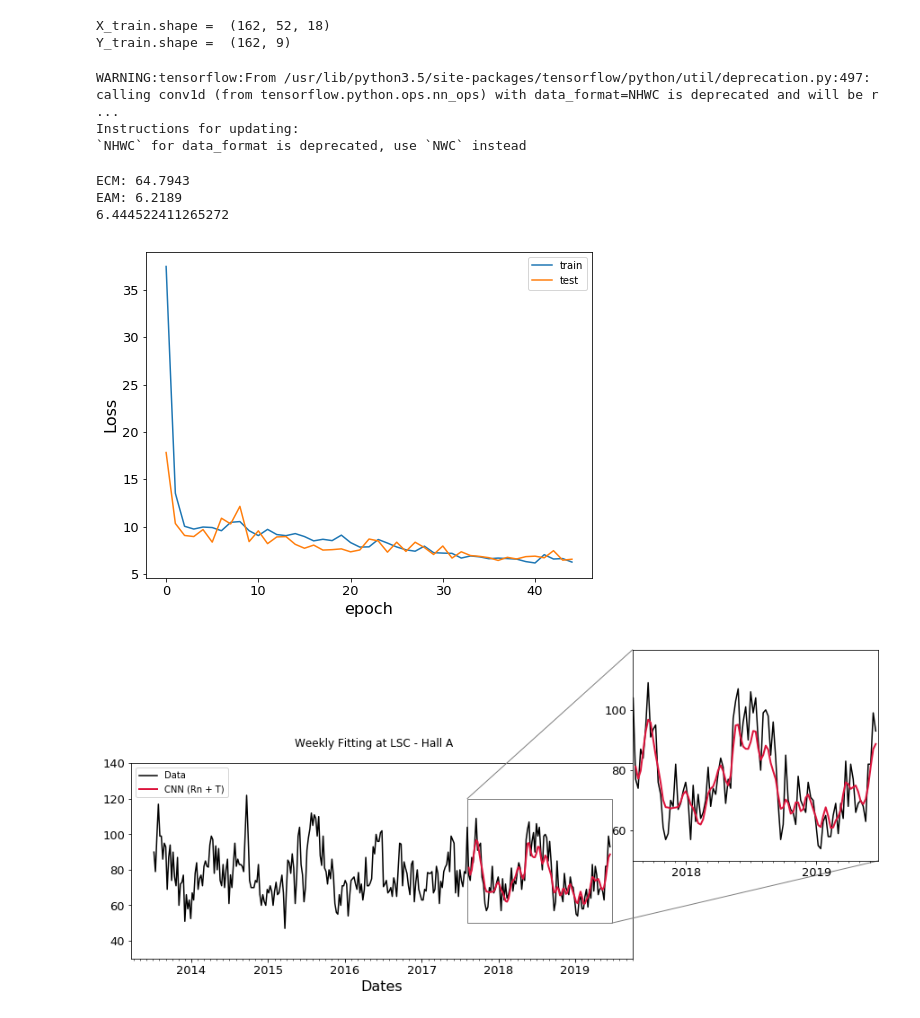
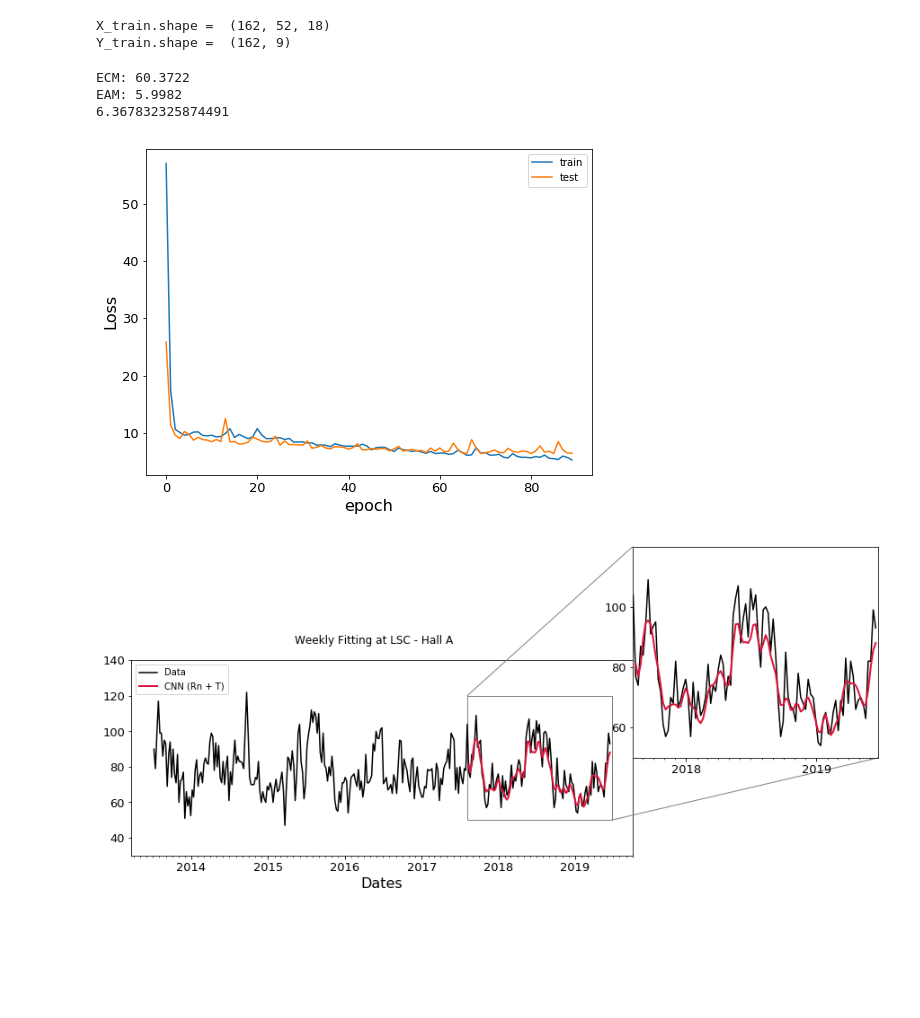
Before and after one commit to TsspGit/Rn_Time_Series, a Jupyter notebook: AEMET/Codes_Daily/New_NN_Try.ipynb, the cells around one changed output. Drawn from its saved outputs; the diff is of its cells as text; code cells hidden in the pictures; blank space fills up the shorter version.

```diff
--- a/AEMET/Codes_Daily/New_NN_Try.ipynb
+++ b/AEMET/Codes_Daily/New_NN_Try.ipynb
@@ -119,63 +117,46 @@ print("X_train.shape = ", X_train.shape, "\nY_train.shape = ", Y_train.shape)
 X_train.shape =  (162, 52, 18)
 Y_train.shape =  (162, 9)
 # %%
-def NN(neurons, nep, X_train, Y_train, X_test, Y_test, sample_size, v=0, btch_size=10, save=False):
+def NN_v2(neurons, nep, X_train, Y_train, X_test, Y_test, sample_size, v=0, btch_size=10, save=False):
     model = Sequential()
-    model.add(Conv1D(filters=neurons[0], kernel_size=3, activation='relu', input_shape=X_train.shape[1:]))
-    model.add(Conv1D(filters=neurons[1], kernel_size=3, activation='relu'))
+    model.add(Conv1D(filters=int(neurons[0]), kernel_size=3, activation='relu', input_shape=X_train.shape[1:]))
+    model.add(Conv1D(filters=int(neurons[1]), kernel_size=3, activation='relu'))
     model.add(Flatten())
-    model.add(Dropout(0.4))
-    model.add(Dense(int(neurons[0]/2), activation='linear'))
-    model.add(Dense(int(neurons[1]/2), activation='linear'))
+    model.add(Dropout(0.2))
+    model.add(Dense(int(neurons[0]/2), activation='relu'))
+    model.add(Dense(int(neurons[1]/2), activation='relu'))
     model.add(Dense(Y_train.shape[1], activation='linear'))
     model.compile(loss="mae", optimizer="adam", metrics=["acc"])
     history = model.fit(X_train, Y_train, epochs=nep, batch_size=btch_size, verbose=v, validation_data=(X_test, Y_test))
     pred = model.predict(X_test)
     acc_train = np.average(history.history["acc"])
     acc_test = np.average(history.history["val_acc"])
-    #print("Train Accuracy: ", acc_train, "\nTest Accuracy:  ", acc_test)
     if save:
         save_NN(model)
     return history, pred, acc_train, acc_test, model
 # %%
 neuron = [256, 128]
-history, pred, acc_train, acc_test, model = NN(neuron, 45, X_train, Y_train, X_test, Y_test, sample_size)
+history, pred, acc_train, acc_test, model = NN_v2(neuron, 90, X_train, Y_train, X_test, Y_test, sample_size)
-# %% [output]
-WARNING:tensorflow:From /usr/lib/python3.5/site-packages/tensorflow/python/util/deprecation.py:497: calling conv1d (from tensorflow.python.ops.nn_ops) with data_format=NHWC is deprecated and will be r ...
-Instructions for updating:
-`NHWC` for data_format is deprecated, use `NWC` instead
-# %%
-def extract_maxs_mins_avgs(M):
-    diagM = [M[::-1].diagonal(i) for i in range(-M.shape[0]+1, M.shape[1])]
-    mins = []
-    maxs = []
-    avgs = []
-    for row in range(len(diagM)):
-        mins.append(np.min(diagM[row]))
-        maxs.append(np.max(diagM[row]))
-        avgs.append(np.mean(diagM[row]))
-    return maxs, mins, avgs
 # %%
 predmaxs, predmins, predavgs = extract_maxs_mins_avgs(pred)
 # %%
-Y_test_error = mdnRnA[sample_size:]
 Y_test_error = DF[DF['dates'] > '2017-08-06']['mdnRnA']
 testScoreECM = mean_squared_error(Y_test_error, predavgs)
 print('ECM: %.4f' % (testScoreECM))
 testScoreEAM = mean_absolute_error(Y_test_error, predavgs)
 print('EAM: %.4f' % (testScoreEAM))
 fig,ax = plt.subplots(nrows=1,ncols=1,figsize=(8,6))# 6,6
 plt.plot(history.history['loss'])
 plt.plot(history.history['val_loss'])
 plt.ylabel('Loss')
 plt.xlabel('epoch')
 plt.legend(['train', 'test'], loc='upper right')
 print(np.min(history.history['val_loss']))
 # %% [output]
-ECM: 64.7943
-EAM: 6.2189
-6.444522411265272
+ECM: 60.3722
+EAM: 5.9982
+6.367832325874491
-[figure, old version]
+[figure, new version]
 # %%
 startday = pd.datetime(2013, 7, 1)
 startdaypred = pd.datetime(2013, 7, 1) + 7*pd.Timedelta( len(mdnRnA)-len(pred), unit='D') - 7*pd.Timedelta(8, unit='D')
@@ -183,4 +164,4 @@ startdayahead = pd.datetime(2013, 7, 1) + 7*pd.Timedelta( len(mdnRnA), unit='D')
 # %%
 plot_forecast(mdnRnA, startday, predavgs, startdaypred)
 # %% [output]
-[figure, old version]
+[figure, new version]
```
Also changed, not shown: parts of 12 cells of this notebook, 2 other files.
